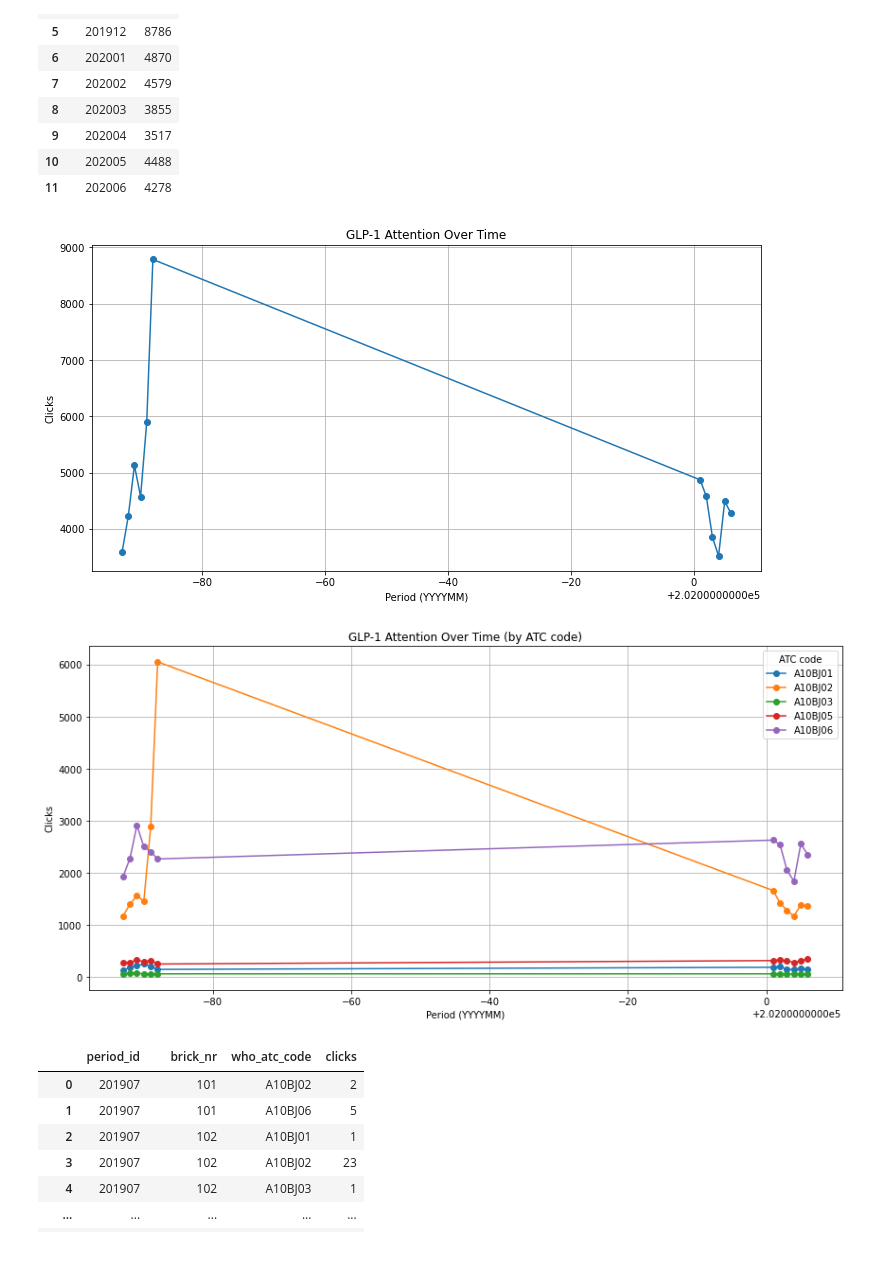
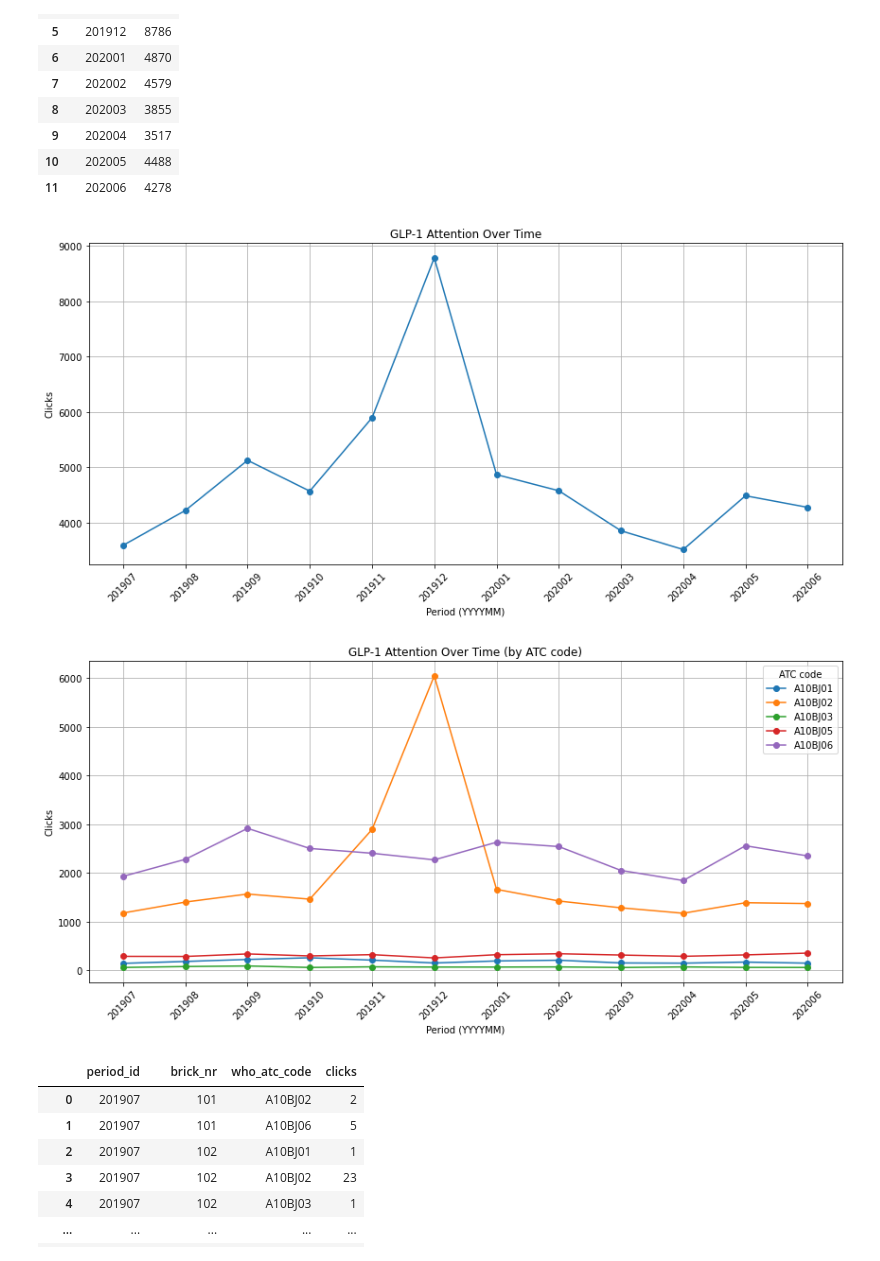
Before and after one commit to sille97/bigdata, a Jupyter notebook: code/eda.ipynb, the cells around one changed output. Cells and saved outputs as stored; diff of their text form; code cells hidden in the pictures.

```diff
--- a/code/eda.ipynb
+++ b/code/eda.ipynb
@@ -287,17 +287,17 @@ glp1_trend
 | 10 | 202005 | 4488 |
 | 11 | 202006 | 4278 |
 # %%
-# Plotting the trend
-
 plt.figure(figsize=(12,6))
-plt.plot(glp1_trend["period_id"], glp1_trend["clicks"], marker="o")
+plt.plot(glp1_trend["period_id"].astype(str), glp1_trend["clicks"], marker="o")
 plt.title("GLP-1 Attention Over Time")
 plt.xlabel("Period (YYYYMM)")
 plt.ylabel("Clicks")
 plt.grid(True)
+plt.xticks(rotation=45)
+plt.tight_layout()
 plt.show()
 # %% [output]
-[figure, old version]
+[figure, new version]
 # %%
 # Filter only GLP-1
 att_glp1 = att_grouped[att_grouped["market"].str.upper() == "GLP-1"]
@@ -313,17 +313,18 @@ glp1_trend = (
 plt.figure(figsize=(12,6))
 for code in glp1_trend["who_atc_code"].unique():
     subset = glp1_trend[glp1_trend["who_atc_code"] == code]
-    plt.plot(subset["period_id"], subset["clicks"], marker="o", label=code)
+    plt.plot(subset["period_id"].astype(str), subset["clicks"], marker="o", label=code)
 
 plt.title("GLP-1 Attention Over Time (by ATC code)")
 plt.xlabel("Period (YYYYMM)")
 plt.ylabel("Clicks")
 plt.legend(title="ATC code")
 plt.grid(True)
+plt.xticks(rotation=45)
 plt.tight_layout()
 plt.show()
 # %% [output]
-[figure, old version]
+[figure, new version]
 # %%
 # Focus on GLP-1 market only
 att_glp1 = att_grouped[att_grouped["market"].str.upper() == "GLP-1"]
```
Also changed, not shown: parts of 6 cells of this notebook.
